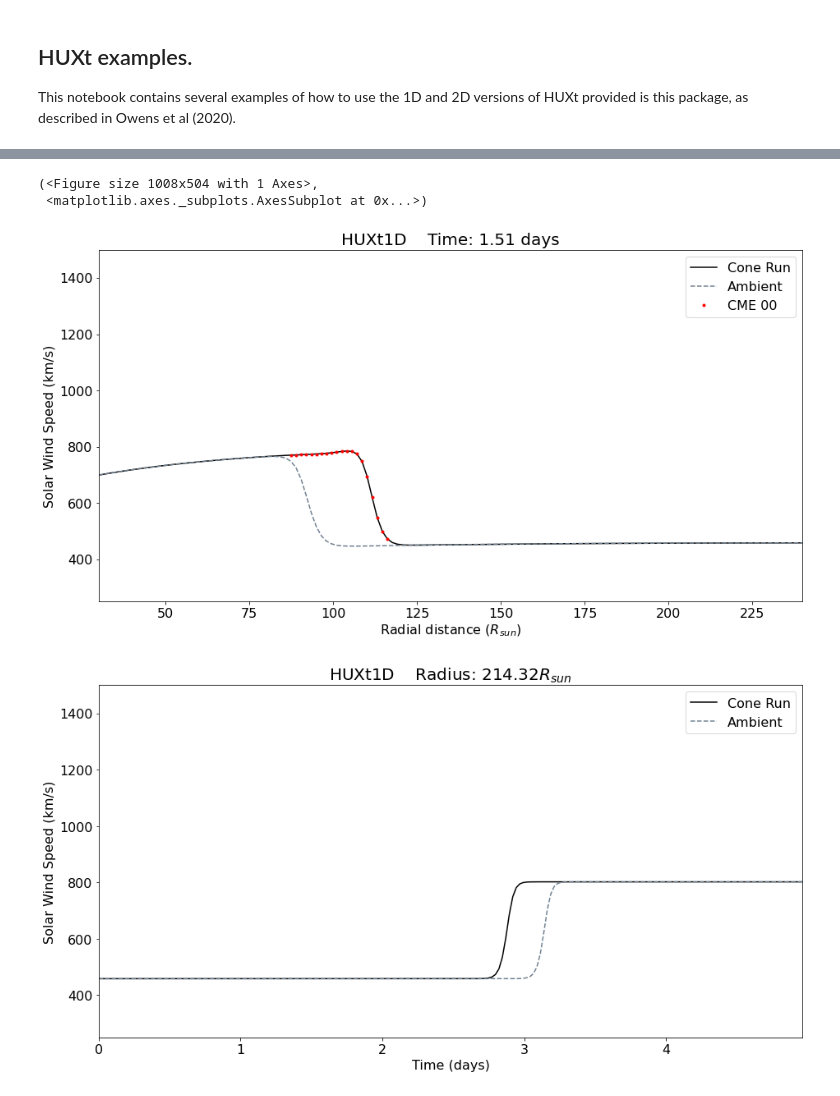
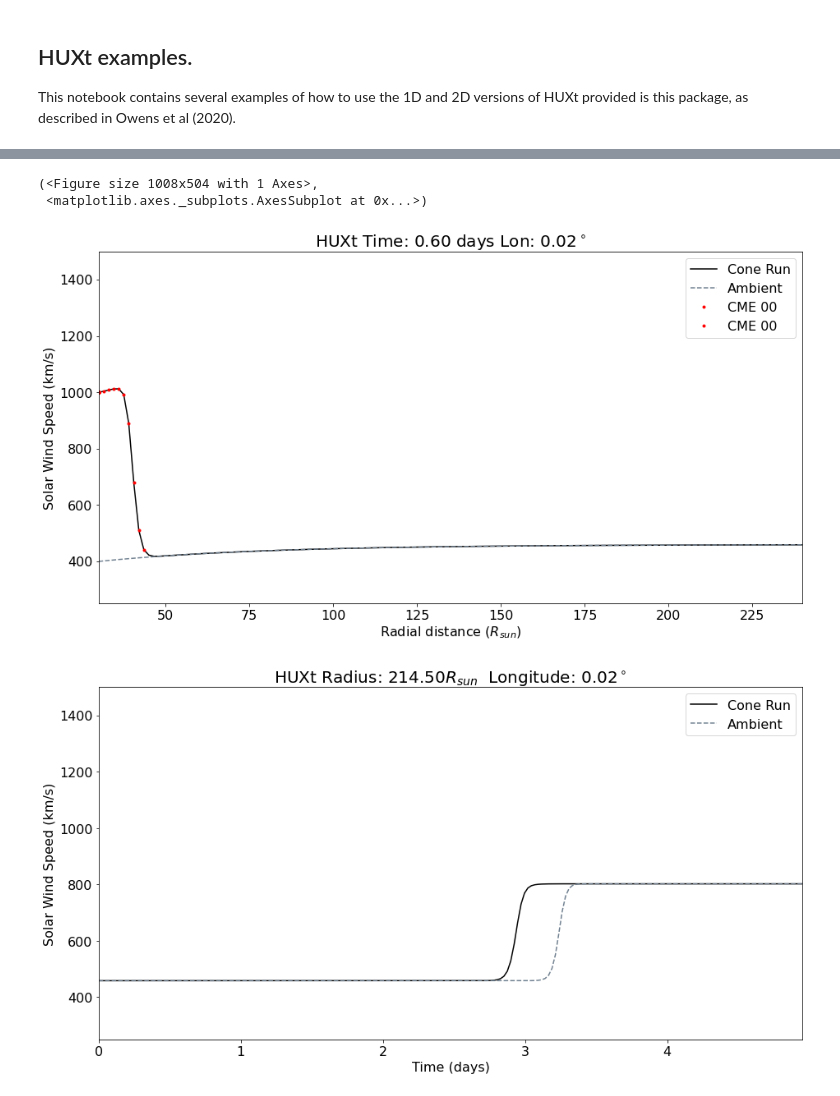
Before and after one commit to University-of-Reading-Space-Science/HUXt, a Jupyter notebook: code/HUXt_example.ipynb, the cells around one changed output, grey strips where cells are left out. Cells and saved outputs as stored; diff of their text form; code cells hidden in the pictures.

```diff
--- a/code/HUXt_example.ipynb
+++ b/code/HUXt_example.ipynb
@@ -46,22 +46,29 @@ model.plot_timeseries(r, 'ambient')
 # %%
+# Run HUXt in 1D (along one longitude) with user specified boundary conditions and single CME
+############################################################################################
+
 # Now lets run HUXt1D with the same background ambient wind and a cone cme.
 # Launch the CME half a day after the simulation, at 0 longitude, 30 degree width, speed 850km/s and thickness=5 solar radii
 cme = H.ConeCME(t_launch=0.5*u.day, longitude=0.0*u.deg, width=30*u.deg, v=1000*(u.km/u.s), thickness=5*u.solRad)
 cme_list = [cme]
+
+# Setup HUXt to do a 5 day simulation, with model output every 4 timesteps (roughly half and hour time step), looking at 0 longitude
+model = H.HUXt(v_boundary=v_boundary, lon_out=0.0*u.deg, simtime=5*u.day, dt_scale=4)
 
 # Run the model, and this time save the results to file.
 model.solve(cme_list, save=True, tag='1d_conecme_test')
 
 # Plot the radial profile and time series of both the ambient and ConeCME solutions at a fixed time (in days).
 # Save both to file as well. These are saved in HUXt>figures>HUXt1D
-t = 1.5*u.day
-model.plot_radial(t, 'both', save=True, tag='1d_cone_test_radial')
+t = 0.6*u.day
+model.plot_radial(t, lon=0.0*u.deg,field='both', save=True)
+#model.plot_radial(t, field='both', save=True, tag='1d_cone_test_radial')
 
 r = 1.0*u.AU
-model.plot_timeseries(r, 'both', tag='1d_cone_test_radial')
+model.plot_timeseries(r, lon=0.0*u.deg,field='both', tag='1d_cone_test_radial')
 # %% [output]
 (<Figure size 1008x504 with 1 Axes>,
  <matplotlib.axes._subplots.AxesSubplot at 0x...>)
-[figure, old version]
+[figure, new version]
-[figure, old version]
+[figure, new version]
 # %%
```
Also changed, not shown: parts of 13 cells of this notebook, 8 other files.
